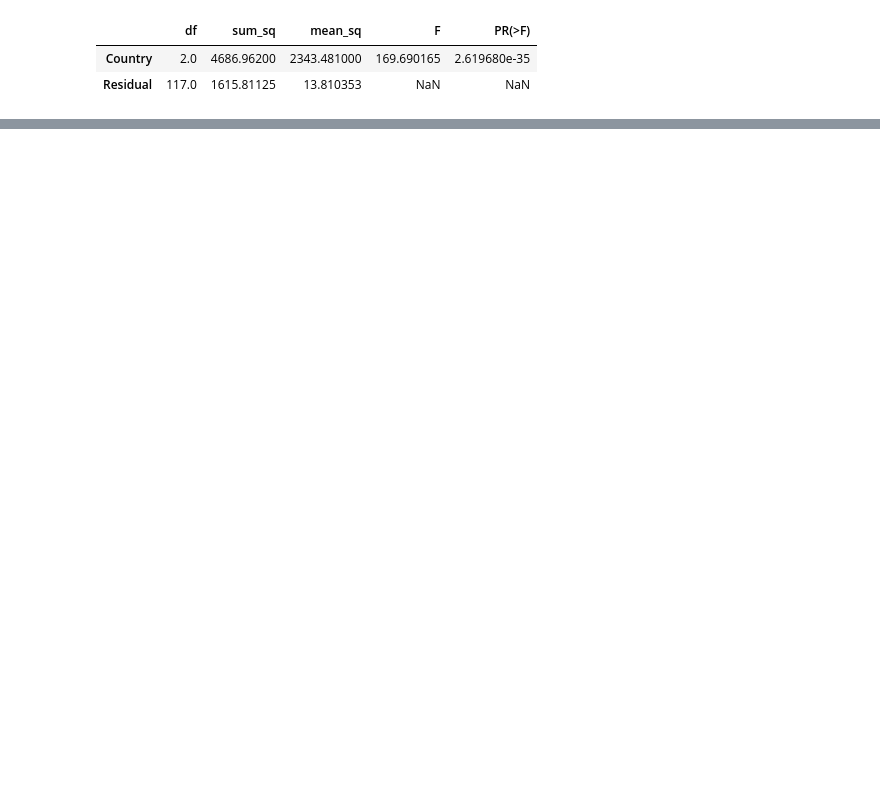
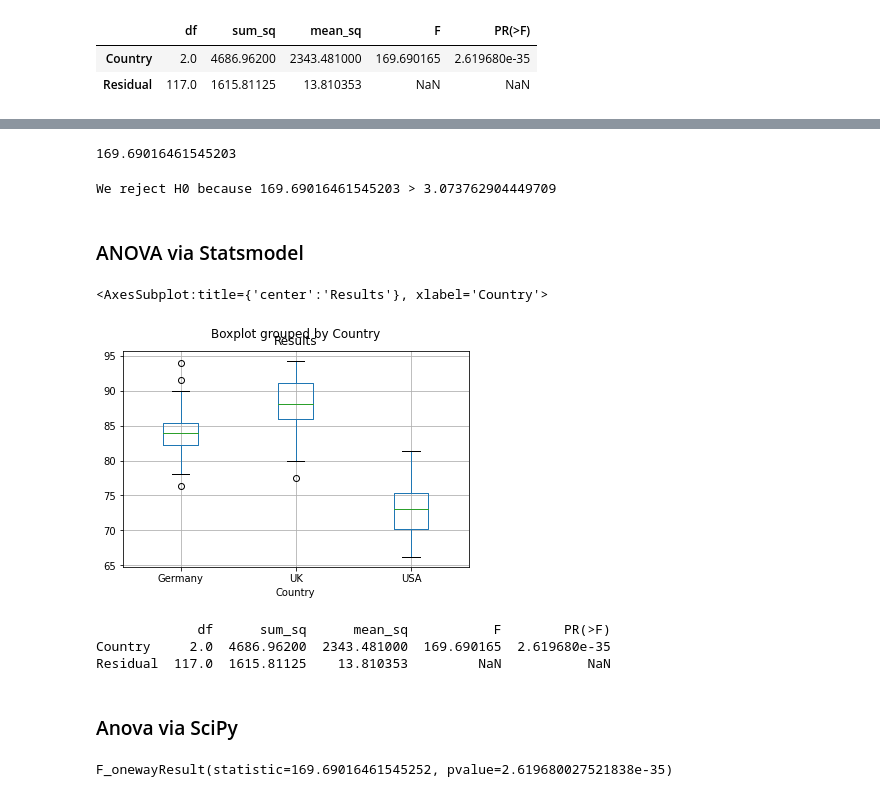
Before and after one commit to sezginisg/anova-example, a Jupyter notebook: Anova-Test-Example.ipynb, the cells around one changed output, grey strips where cells are left out. Saved outputs shown, nothing was run; the diff lists cells and outputs as text; code cells hidden in the pictures; blank space fills up the shorter version.

```diff
--- a/Anova-Test-Example.ipynb
+++ b/Anova-Test-Example.ipynb
@@ -396,0 +443,37 @@ SSb
+# %%
+F_stat = MSb/MSw
+F_stat
+# %% [output]
+169.69016461545203
+# %%
+#Reject the null Hypothesis
+if F_stat > f_crit:
+    print(f"We reject H0 because {F_stat} > {f_crit}")
+# %% [output]
+We reject H0 because 169.69016461545203 > 3.073762904449709
+# %% [markdown]
+### ANOVA via Statsmodel
+# %%
+df_students.boxplot("Results",by="Country")
+# %% [output]
+<AxesSubplot:title={'center':'Results'}, xlabel='Country'>
+[figure, added]
+# %%
+from statsmodels.formula.api import ols
+import statsmodels.api as sm
+anova_students = ols('Results~Country',data=df_students).fit()
+# examine the anova table
+anova_table = sm.stats.anova_lm(anova_students, type=2)
+print(anova_table)
+# %% [output]
+             df      sum_sq      mean_sq           F        PR(>F)
+Country     2.0  4686.96200  2343.481000  169.690165  2.619680e-35
+Residual  117.0  1615.81125    13.810353         NaN           NaN
+# %% [markdown]
+### Anova via SciPy
+# %%
+stats.f_oneway(df_students['Results'][df_students['Country']=="UK"],
+              df_students['Results'][df_students['Country']=="Germany"],
+              df_students['Results'][df_students['Country']=="USA"])
+# %% [output]
+F_onewayResult(statistic=169.69016461545252, pvalue=2.619680027521838e-35)
```
Also changed, not shown: parts of 42 cells of this notebook.
